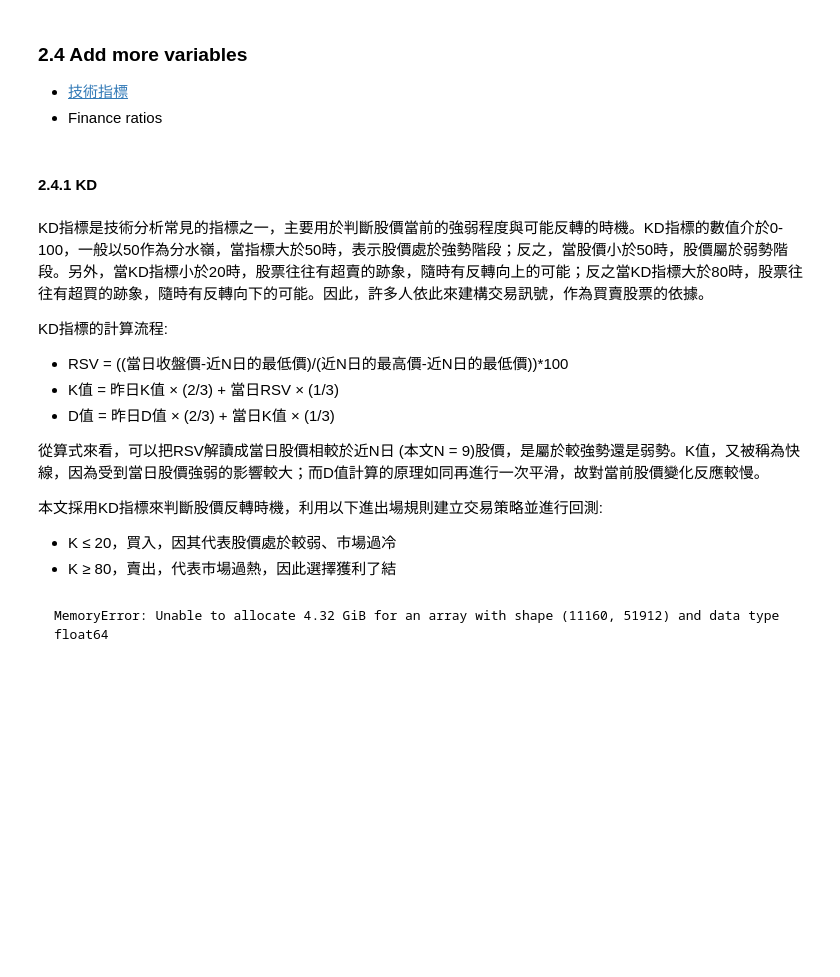
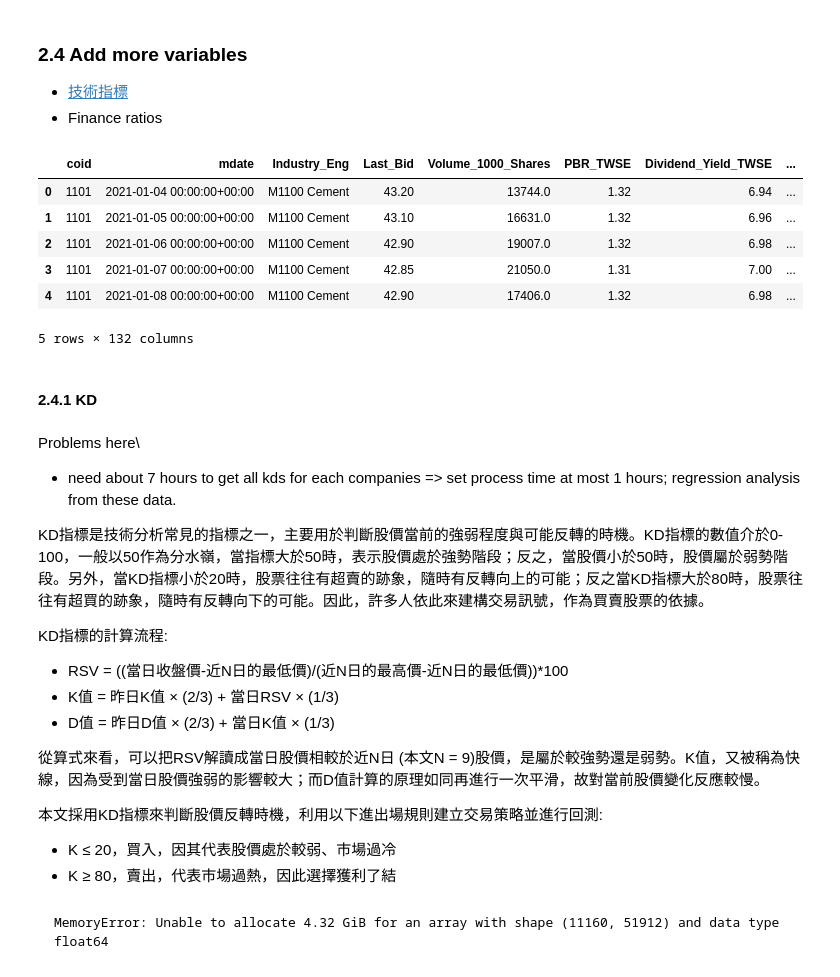
Before and after one commit to KJJHHH/Build-Portfolio, a Jupyter notebook: TEJ_portfolio/TEJ_Reg_Analysis.ipynb, the cells around one changed output. Cells and saved outputs as stored; diff of their text form; code cells hidden in the pictures; blank space fills up the shorter version.

```diff
--- a/TEJ_portfolio/TEJ_Reg_Analysis.ipynb
+++ b/TEJ_portfolio/TEJ_Reg_Analysis.ipynb
@@ -385,11 +389,11 @@ data.shape
 # %%
 # adj price
-data = get_adj_close(data)
+data_cross_section = get_adj_close(data_cross_section)
 
 # week data
-data_week_return = date_to_week_pipeline(data)
+data_week_return = date_to_week_pipeline(data_cross_section)
 data_week_backup = data_week_return.copy()
-data_backup = data.copy()
+data_backup = data_cross_section.copy()
 # %% [output]
 0 symbol: 1101
 1 symbol: 1102
@@ -415,10 +419,12 @@ data_backup = data.copy()
 - Information（資訊分析）
 - Autocorrelation（自相關分析）
 # %%
-data.mdate = pd.to_datetime(data.mdate, utc =True)
-predictive_factor = data[['mdate','coid','YoY_Monthly_Sales']].set_index(['mdate','coid']).unstack('coid')
+data_cross_section.mdate = pd.to_datetime(data_cross_section.mdate, utc =True)
+predictive_factor = data_cross_section[['mdate','coid','YoY_Monthly_Sales']].\
+                            set_index(['mdate','coid']).\
+                            unstack('coid')
 predictive_factor = predictive_factor.stack()
-pricing = data[['mdate','coid','Open']].set_index(['mdate','coid']).iloc[1:].\
+pricing = data_cross_section[['mdate','coid','Open']].set_index(['mdate','coid']).iloc[1:].\
                                               unstack('coid')['Open']
 pricing = pricing.shift(-1)
 pricing.head(3)
@@ -535,9 +552,24 @@ r2_ignore_industry, r2_onehotencoding, np.mean(r_2)
 ### 2.4 Add more variables
 - [技術指標](https://www.ig.com/cn/trading-strategies/10-trading-indicators-every-trader-should-know-221027)
 - Finance ratios
+# %%
+import talib
+# use day data
+data_cross_section.head()
+# %% [output]
+|  | coid | mdate | Industry_Eng | Last_Bid | Volume_1000_Shares | PBR_TWSE | Dividend_Yield_TWSE | ... |
+| 0 | 1101 | 2021-01-04 00:00:00+00:00 | M1100 Cement | 43.20 | 13744.0 | 1.32 | 6.94 | ... |
+| 1 | 1101 | 2021-01-05 00:00:00+00:00 | M1100 Cement | 43.10 | 16631.0 | 1.32 | 6.96 | ... |
+| 2 | 1101 | 2021-01-06 00:00:00+00:00 | M1100 Cement | 42.90 | 19007.0 | 1.32 | 6.98 | ... |
+| 3 | 1101 | 2021-01-07 00:00:00+00:00 | M1100 Cement | 42.85 | 21050.0 | 1.31 | 7.00 | ... |
+| 4 | 1101 | 2021-01-08 00:00:00+00:00 | M1100 Cement | 42.90 | 17406.0 | 1.32 | 6.98 | ... |
+5 rows × 132 columns
 # %% [markdown]
 #### 2.4.1 KD
 # %% [markdown]
+Problems here\
+- need about 7 hours to get all kds for each companies => set process time at most 1 hours; regression analysis from these data.
+
 KD指標是技術分析常見的指標之一，主要用於判斷股價當前的強弱程度與可能反轉的時機。KD指標的數值介於0-100，一般以50作為分水嶺，當指標大於50時，表示股價處於強勢階段；反之，當股價小於50時，股價屬於弱勢階段。另外，當KD指標小於20時，股票往往有超賣的跡象，隨時有反轉向上的可能；反之當KD指標大於80時，股票往往有超買的跡象，隨時有反轉向下的可能。因此，許多人依此來建構交易訊號，作為買賣股票的依據。
 
 KD指標的計算流程:
```
Also changed, not shown: parts of 30 cells of this notebook, 25 other files.
